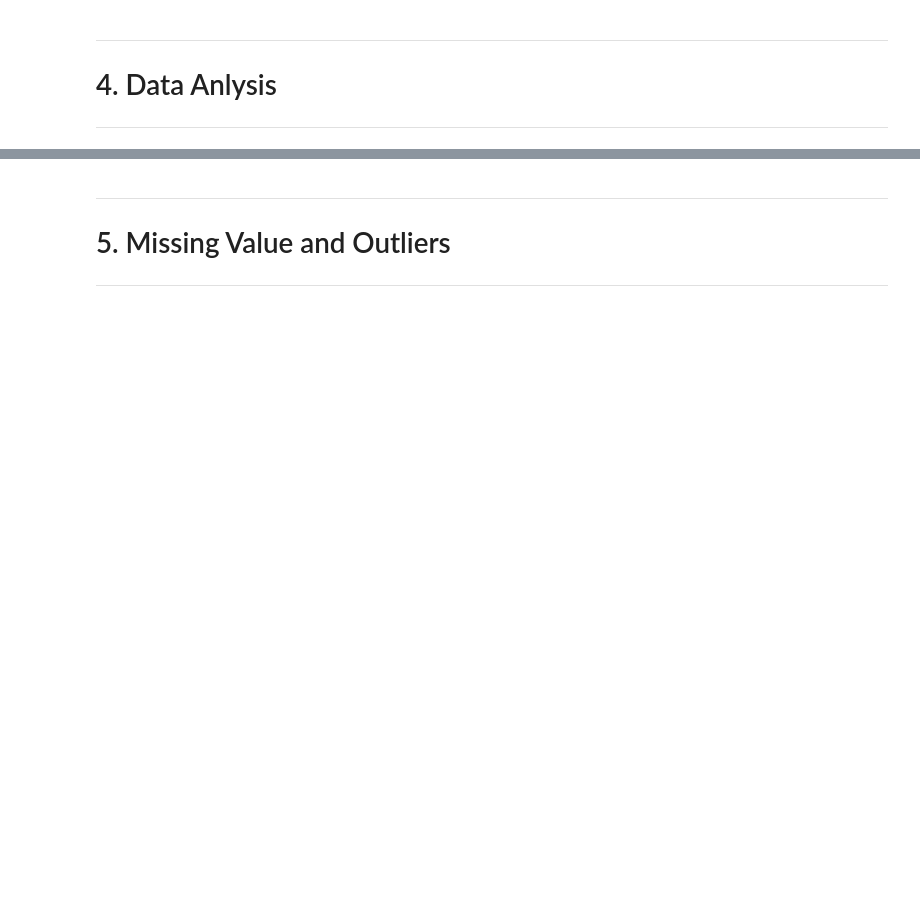
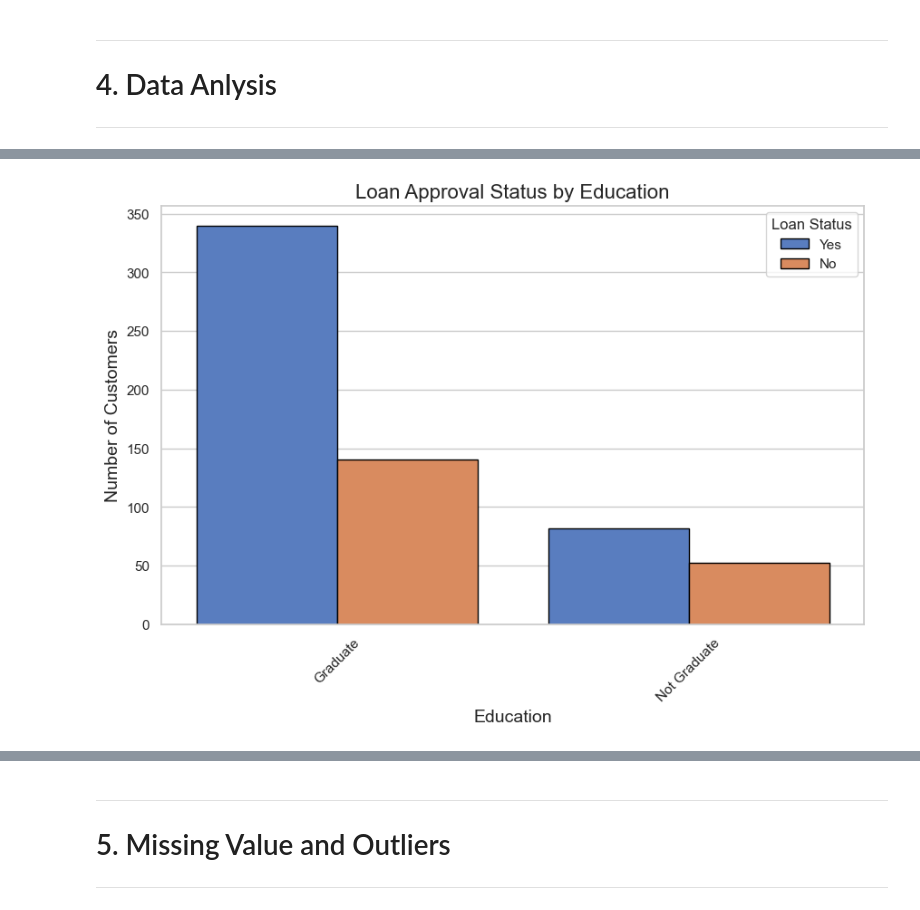
Before and after one commit to henko7/MLG382_Project1_GroupB, a Jupyter notebook: Project_1.ipynb, the cells around one changed output, grey strips where cells are left out. Saved outputs shown, nothing was run; the diff lists cells and outputs as text; code cells hidden in the pictures; blank space fills up the shorter version.

```diff
--- a/Project_1.ipynb
+++ b/Project_1.ipynb
@@ -34,0 +126,23 @@ df1.head()
+# %%
+# Set style
+sns.set(style="whitegrid")
+
+# Create the count plot with Seaborn
+plt.figure(figsize=(10, 6))
+sns.countplot(x='Education', data=df1, hue='Loan_Status', palette='muted', edgecolor='black')
+
+# Customize labels and title
+plt.xlabel('Education', fontsize=14)
+plt.ylabel('Number of Customers', fontsize=14)
+plt.title('Loan Approval Status by Education', fontsize=16)
+
+# Rotate x-axis labels for better readability
+plt.xticks(rotation=45)
+
+# Add legend with custom location and title
+plt.legend(title='Loan Status', loc='upper right',labels=['Yes', 'No'])
+
+# Show plot
+plt.show()
+# %% [output]
+[figure, added]
```
Also changed, not shown: parts of 24 cells of this notebook.
